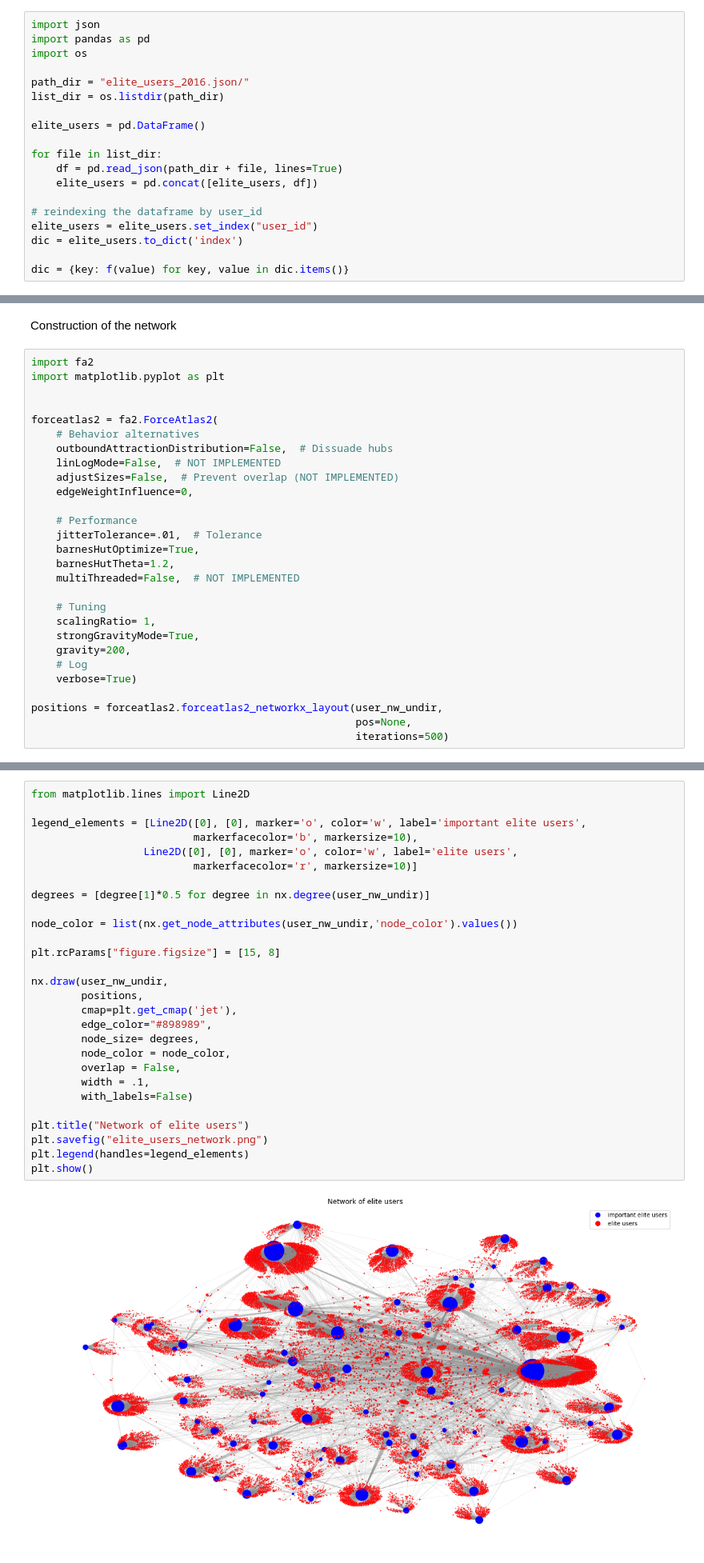
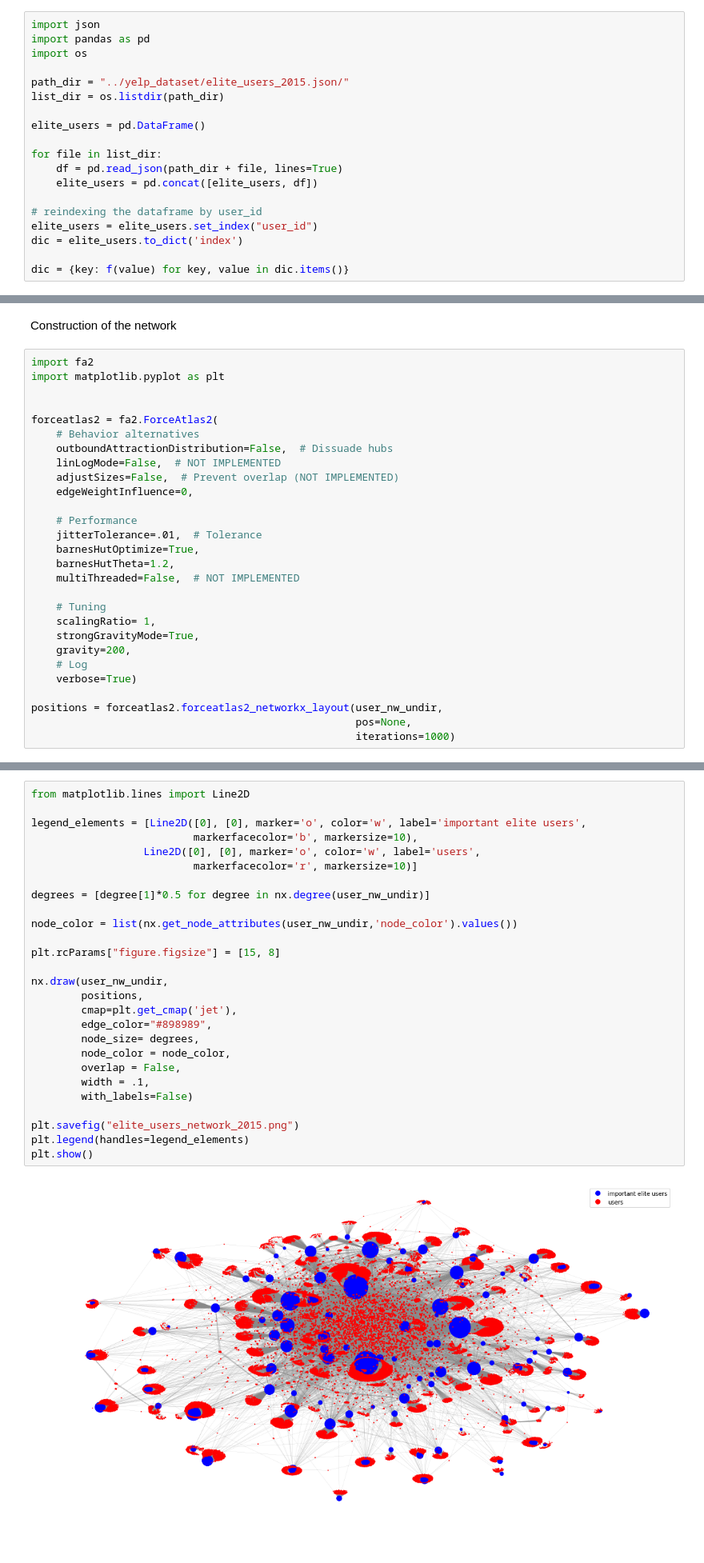
Before and after one commit to JulesBelveze/yelp-dataset-analysis, a Jupyter notebook: FinalProject.ipynb, the cells around one changed output, grey strips where cells are left out. Shown at 80% size. Drawn from its saved outputs; the diff is of its cells as text.

```diff
--- a/FinalProject.ipynb
+++ b/FinalProject.ipynb
@@ -629,7 +629,7 @@ import json
 import pandas as pd
 import os
 
-path_dir = "elite_users_2016.json/"
+path_dir = "../yelp_dataset/elite_users_2015.json/"
 list_dir = os.listdir(path_dir)
 
 elite_users = pd.DataFrame()
@@ -683,5 +683,5 @@ forceatlas2 = fa2.ForceAtlas2(
 
 positions = forceatlas2.forceatlas2_networkx_layout(user_nw_undir,
                                                     pos=None,
-                                                    iterations=500)
+                                                    iterations=1000)
 # %% [output]
@@ -693,33 +693,32 @@ AdjustSpeedAndApplyForces step  took  3.12  seconds
 # %%
 from matplotlib.lines import Line2D
 
 legend_elements = [Line2D([0], [0], marker='o', color='w', label='important elite users',
                           markerfacecolor='b', markersize=10),
-                  Line2D([0], [0], marker='o', color='w', label='elite users',
+                  Line2D([0], [0], marker='o', color='w', label='users',
                           markerfacecolor='r', markersize=10)]
 
 degrees = [degree[1]*0.5 for degree in nx.degree(user_nw_undir)]
 
 node_color = list(nx.get_node_attributes(user_nw_undir,'node_color').values())
 
 plt.rcParams["figure.figsize"] = [15, 8]
 
 nx.draw(user_nw_undir,
         positions,
         cmap=plt.get_cmap('jet'),
         edge_color="#898989",
         node_size= degrees,
         node_color = node_color,
         overlap = False,
         width = .1,
         with_labels=False)
 
-plt.title("Network of elite users")
-plt.savefig("elite_users_network.png")
+plt.savefig("elite_users_network_2015.png")
 plt.legend(handles=legend_elements)
 plt.show()
 # %% [output]
-[figure, old version]
+[figure, new version]
 # %%
 import community
 import numpy as np
```
Also changed, not shown: parts of 2 cells of this notebook, 20 other files.
